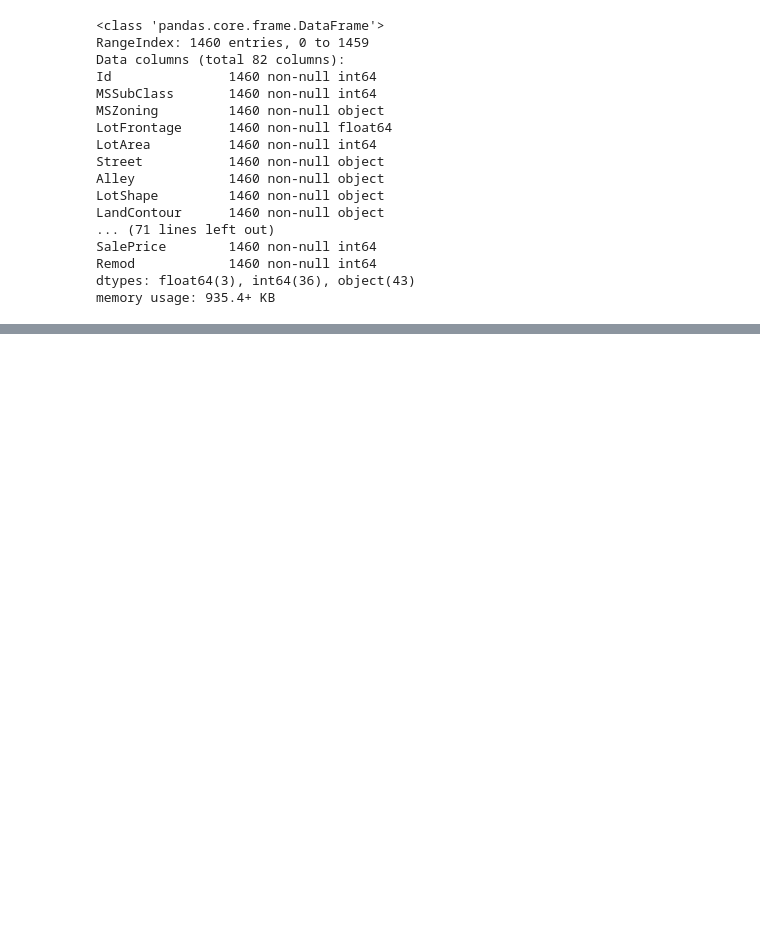
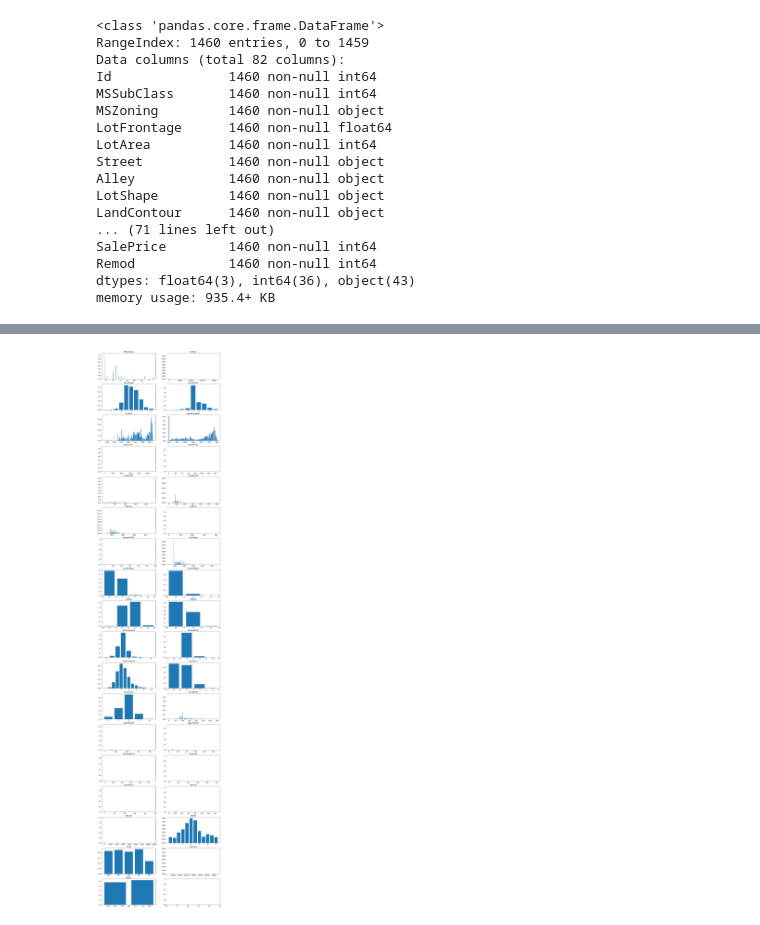
Before and after one commit to dina-deifallah/house-prices-advanced, a Jupyter notebook: EDA.ipynb, the cells around one changed output, grey strips where cells are left out. Drawn from its saved outputs; the diff is of its cells as text; code cells hidden in the pictures; blank space fills up the shorter version.

```diff
--- a/EDA.ipynb
+++ b/EDA.ipynb
@@ -203,0 +234,4 @@ memory usage: 935.4+ KB
+# %%
+# check all basement related columns
+basement_cols = [x for x in raw_data.columns if "Bsmt" in x]
+raw_data[basement_cols].describe()
@@ -203,0 +256,2 @@ memory usage: 935.4+ KB
+# %%
+raw_data[basement_cols] = raw_data[basement_cols].fillna('None')
@@ -203,0 +291,2 @@ memory usage: 935.4+ KB
+# %%
+raw_data.at[948,"BsmtExposure"]="No"
@@ -203,0 +317,6 @@ memory usage: 935.4+ KB
+# %%
+# for all the integer columns, plot the PMF
+
+int_cols = [x for x in raw_data.columns if raw_data[x].dtype==np.int64]
+
+int_cols
@@ -203,0 +341,27 @@ memory usage: 935.4+ KB
+# %%
+if len(int_cols)%2==0:
+    nrows=len(int_cols)//2
+else:
+    nrows=len(int_cols)//2 + 1
+
+fig, axes = plt.subplots(nrows,2, figsize=(15,70))
+row=0
+col=0
+plt.subplots_adjust(left=0.1, right=0.9, top=0.9, bottom=0.1)
+
+for column in int_cols:
+    if column=='Id':
+        continue
+    pmf = Pmf.from_seq(raw_data[column])
+    axes[row,col].bar(pmf.qs, pmf.ps)
+    axes[row,col].set_title(column)
+
+
+    if col==0:
+        col=col+1
+
+    else:
+        row=row+1
+        col=0
+# %% [output]
+[figure, added]
```
Also changed, not shown: parts of 27 cells of this notebook.
